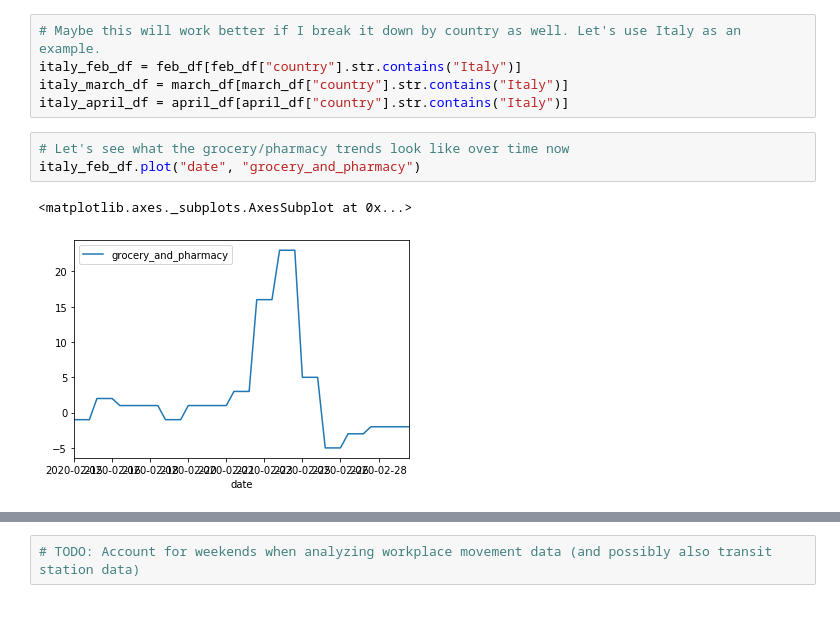
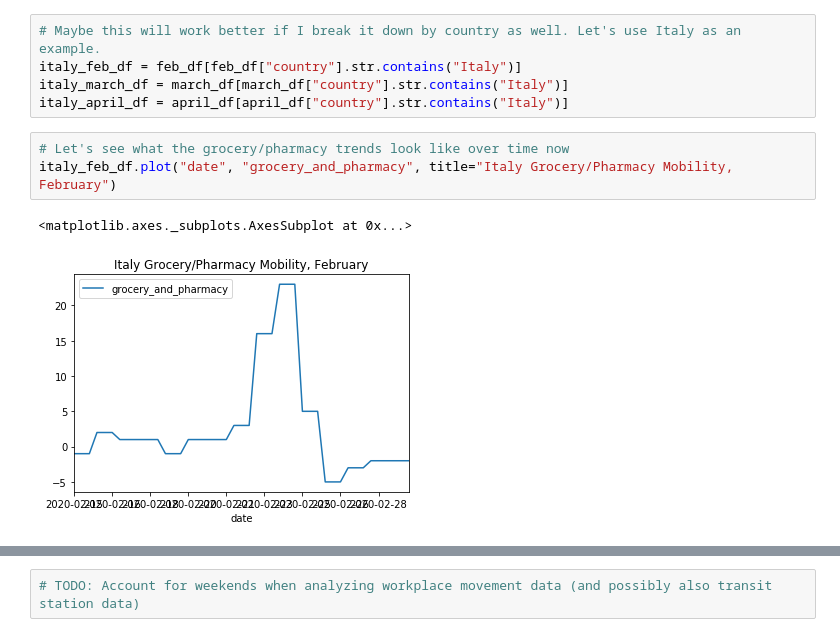
Before and after one commit to mirandaday16/covid_prevention_data_analysis, a Jupyter notebook: miranda_adkins/7-13 Data Exploration (Mobility-Restaurants).ipynb, the cells around one changed output, grey strips where cells are left out. Cells and saved outputs as stored; diff of their text form.

```diff
--- a/miranda_adkins/7-13 Data Exploration (Mobility-Restaurants).ipynb
+++ b/miranda_adkins/7-13 Data Exploration (Mobility-Restaurants).ipynb
@@ -340,7 +340,7 @@ italy_march_df = march_df[march_df["country"].str.contains("Italy")]
 italy_april_df = april_df[april_df["country"].str.contains("Italy")]
 # %%
 # Let's see what the grocery/pharmacy trends look like over time now
-italy_feb_df.plot("date", "grocery_and_pharmacy")
+italy_feb_df.plot("date", "grocery_and_pharmacy", title="Italy Grocery/Pharmacy Mobility, February")
 # %% [output]
 <matplotlib.axes._subplots.AxesSubplot at 0x...>
-[figure, old version]
+[figure, new version]
```
Also changed, not shown: parts of 12 cells of this notebook.
